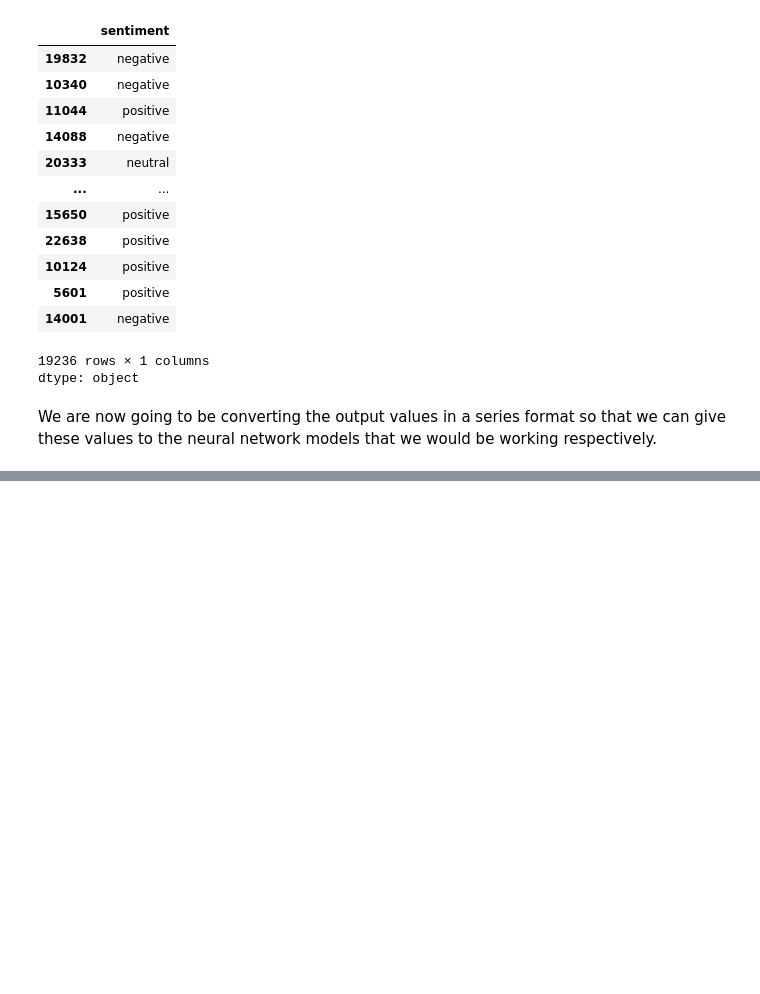
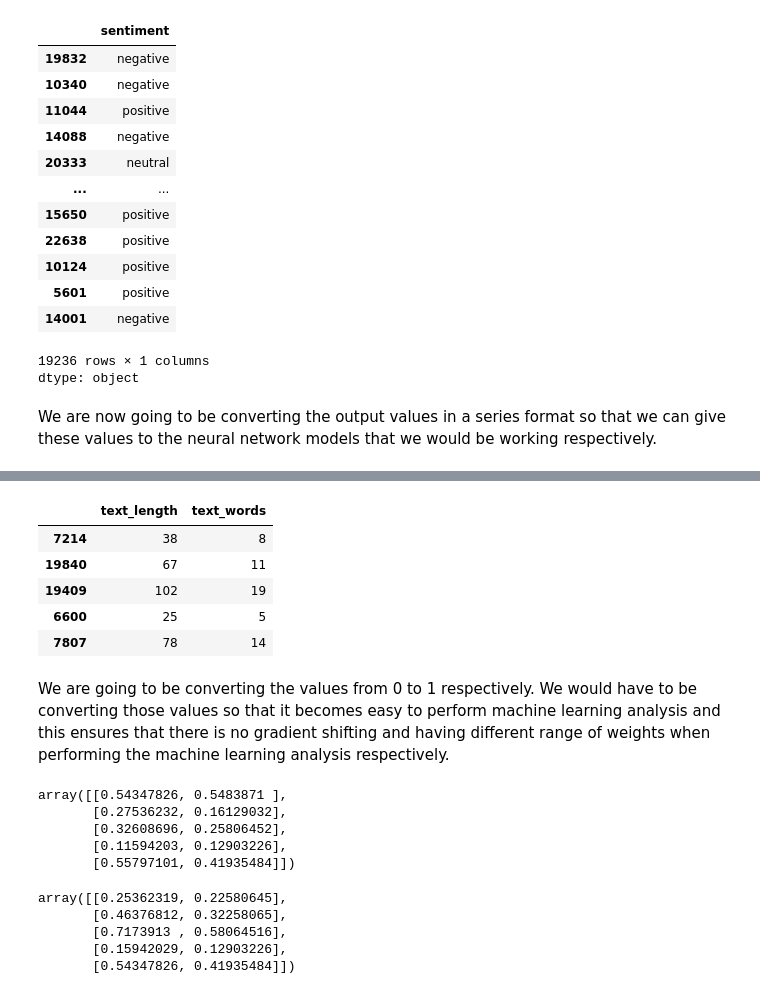
Before and after one commit to Bhupendra-glitch/Twitter-Sentiment-Analysis, a Jupyter notebook: Twitter_Sentiment_Analysis.ipynb, the cells around one changed output, grey strips where cells are left out. Cells and saved outputs as stored; diff of their text form; code cells hidden in the pictures; blank space fills up the shorter version.

```diff
--- a/Twitter_Sentiment_Analysis.ipynb
+++ b/Twitter_Sentiment_Analysis.ipynb
@@ -606,0 +674,13 @@ y_train_converted = encoder.fit_transform(y_train)
+# %%
+X_cv_dropped = X_cv.drop(['text'], axis = 1)
+# %%
+X_cv_dropped.head()
+# %% [output]
+|  | text_length | text_words |
+| 7214 | 38 | 8 |
+| 19840 | 67 | 11 |
+| 19409 | 102 | 19 |
+| 6600 | 25 | 5 |
+| 7807 | 78 | 14 |
+# %% [markdown]
+We are going to be converting the values from 0 to 1 respectively. We would have to be converting those values so that it becomes easy to perform machine learning analysis and this ensures that there is no gradient shifting and having different range of weights when performing the machine learning analysis respectively.
@@ -606,0 +691,16 @@ y_train_converted = encoder.fit_transform(y_train)
+# %%
+X_train_final[0: 5]
+# %% [output]
+array([[0.54347826, 0.5483871 ],
+       [0.27536232, 0.16129032],
+       [0.32608696, 0.25806452],
+       [0.11594203, 0.12903226],
+       [0.55797101, 0.41935484]])
+# %%
+X_cv_final[0: 5]
+# %% [output]
+array([[0.25362319, 0.22580645],
+       [0.46376812, 0.32258065],
+       [0.7173913 , 0.58064516],
+       [0.15942029, 0.12903226],
+       [0.54347826, 0.41935484]])
```
Also changed, not shown: parts of 31 cells of this notebook.
